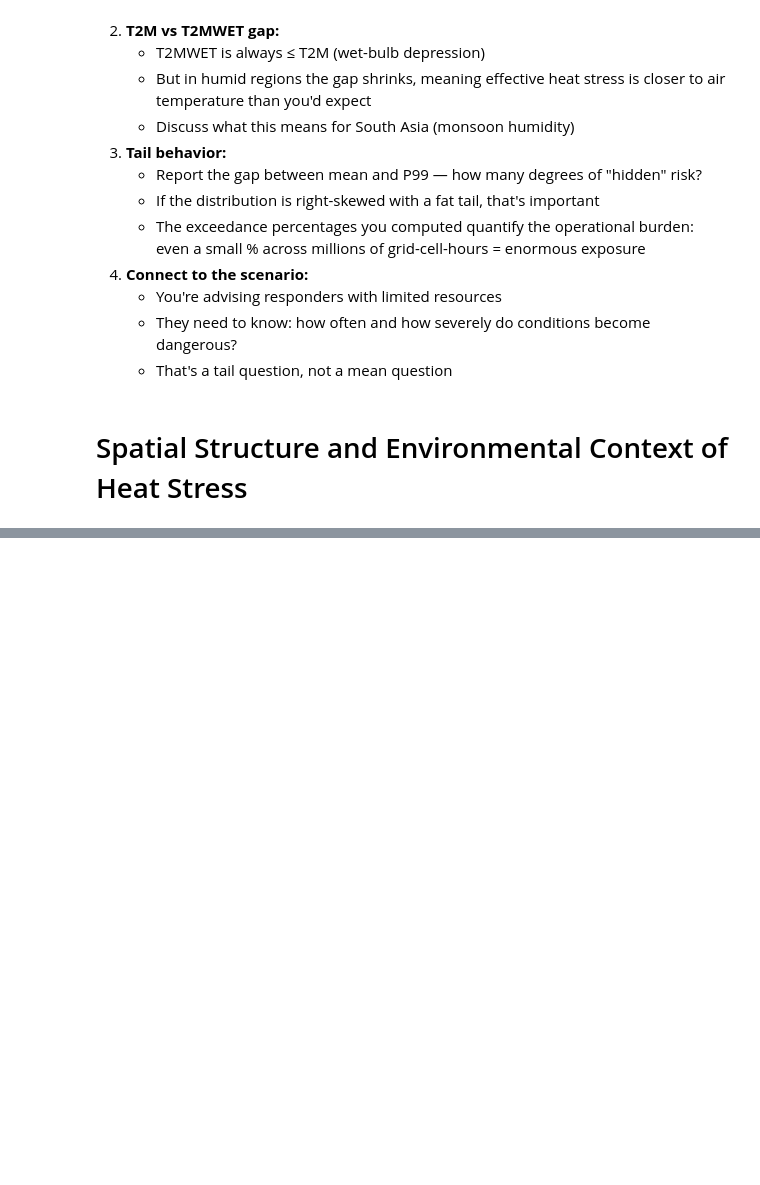
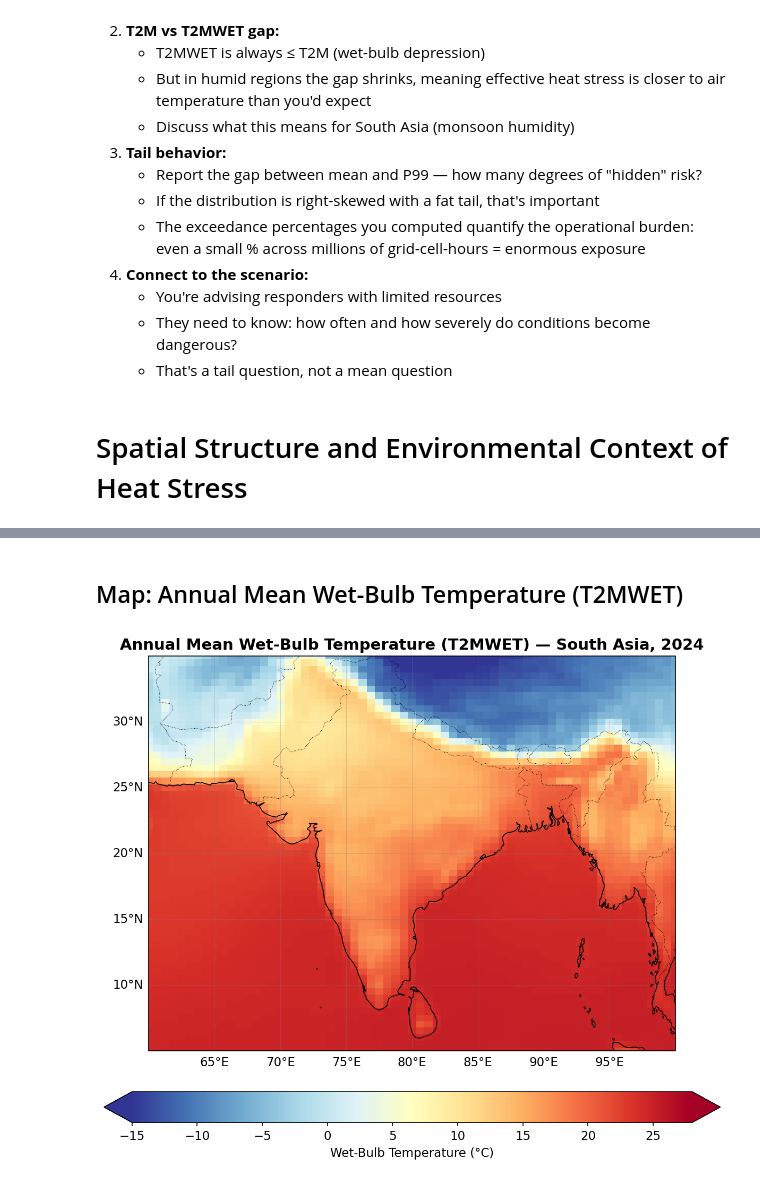
Before and after one commit to JuliusKanneh/jkanneh_DA_PS2, a Jupyter notebook: jkanneh_DA_PS2.ipynb, the cells around one changed output, grey strips where cells are left out. Drawn from its saved outputs; the diff is of its cells as text; code cells hidden in the pictures; blank space fills up the shorter version.

```diff
--- a/jkanneh_DA_PS2.ipynb
+++ b/jkanneh_DA_PS2.ipynb
@@ -321,0 +370,16 @@ Error:
+# %% [markdown]
+## Map: Annual Mean Wet-Bulb Temperature (T2MWET)
+# %%
+fig, ax = ingestion.plot_spatial_map(
+    data=annual_mean_t2mwet.values,
+    lat=ds.lat.values,
+    lon=ds.lon.values,
+    title='Annual Mean Wet-Bulb Temperature (T2MWET) — South Asia, 2024',
+    cmap='RdYlBu_r',
+    vmin=-15, vmax=28,
+    cbar_label='Wet-Bulb Temperature (°C)',
+    save_path='q2_annual_mean_t2mwet.png',
+)
+plt.show()
+# %% [output]
+[figure, added]
```
Also changed, not shown: parts of 18 cells of this notebook, 6 other files.
